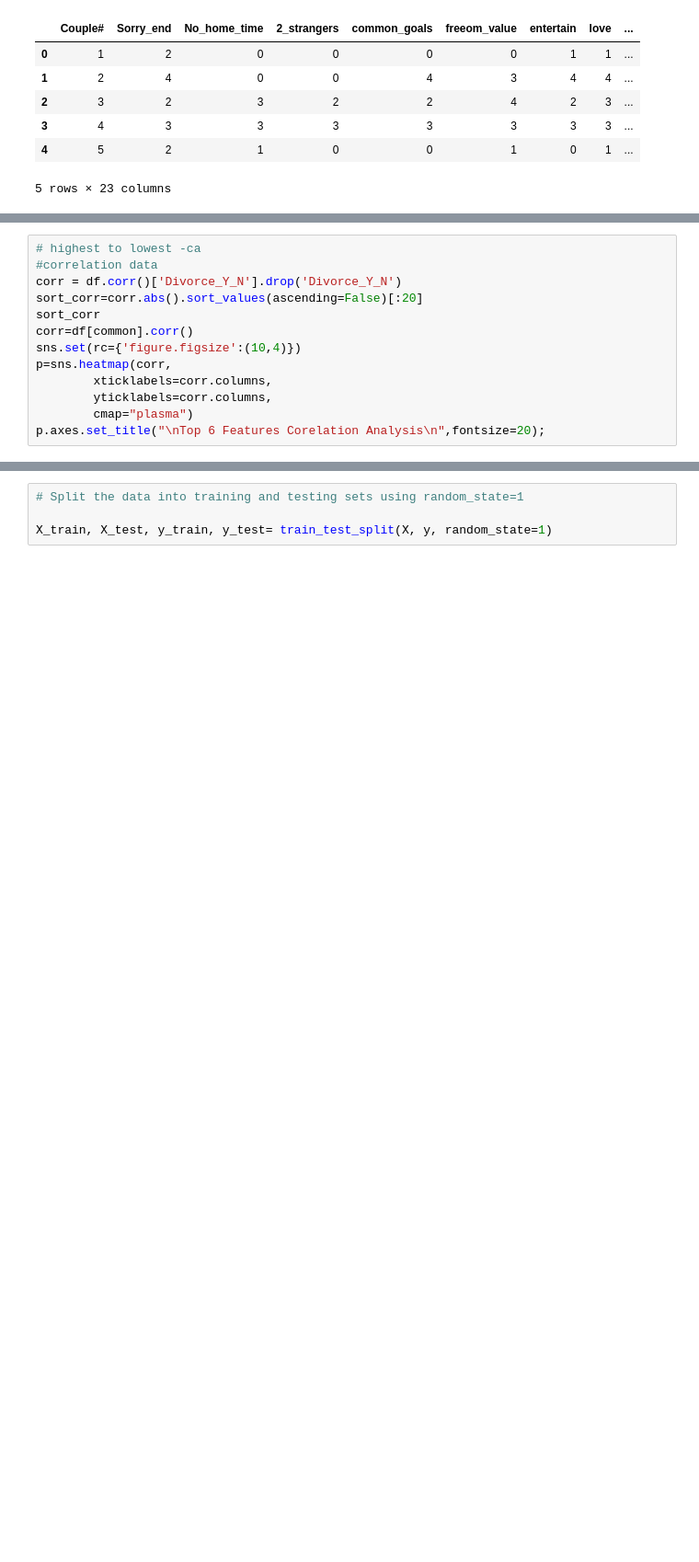
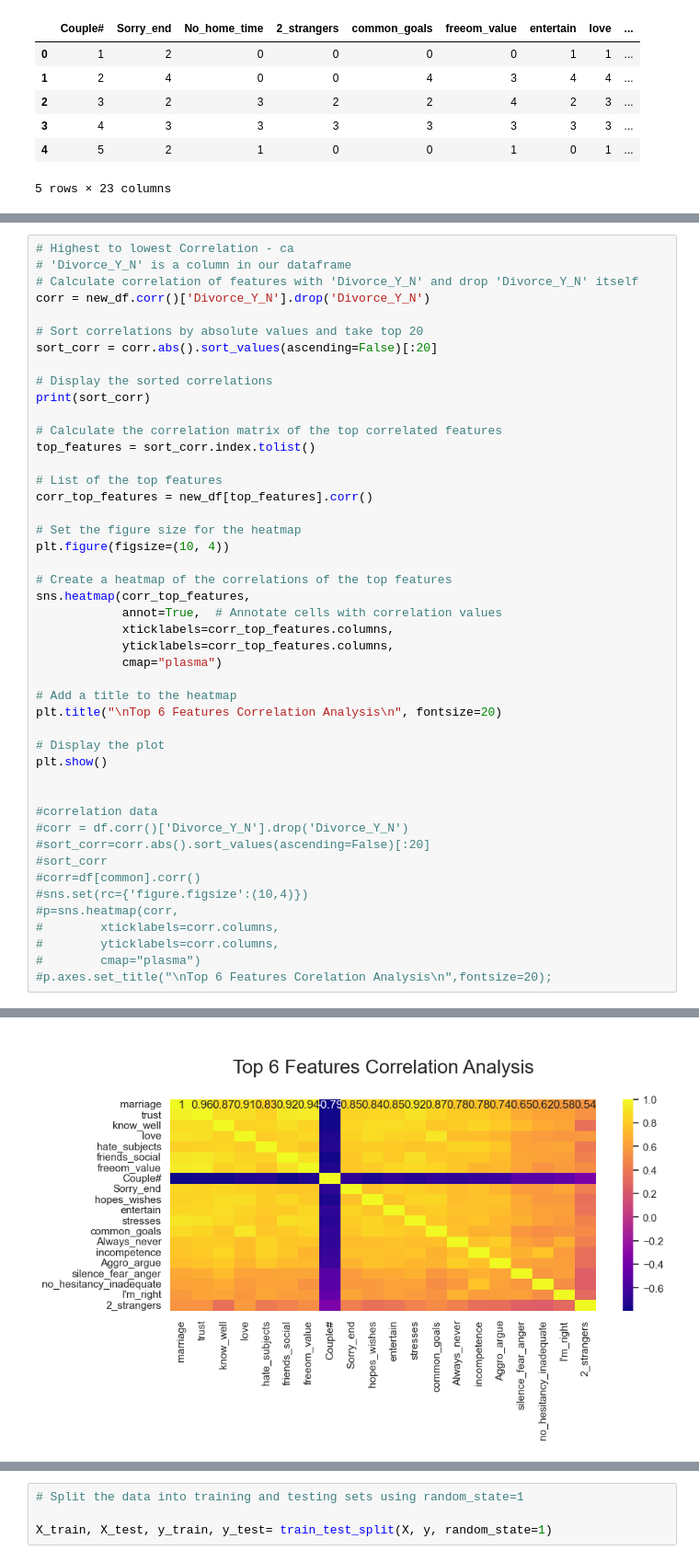
Before and after one commit to algjor/project2_creditcardfraud, a Jupyter notebook: proj_2_divorce.ipynb, the cells around one changed output, grey strips where cells are left out. Shown at 92% size. Cells and saved outputs as stored; diff of their text form; blank space fills up the shorter version.

```diff
--- a/proj_2_divorce.ipynb
+++ b/proj_2_divorce.ipynb
@@ -147,14 +169,47 @@ ValueError: Could not interpret value `Atr1` for parameter `x`
 # %%
-# highest to lowest -ca
+# Highest to lowest Correlation - ca
+# 'Divorce_Y_N' is a column in our dataframe
+# Calculate correlation of features with 'Divorce_Y_N' and drop 'Divorce_Y_N' itself
+corr = new_df.corr()['Divorce_Y_N'].drop('Divorce_Y_N')
+
+# Sort correlations by absolute values and take top 20
+sort_corr = corr.abs().sort_values(ascending=False)[:20]
+
+# Display the sorted correlations
+print(sort_corr)
+
+# Calculate the correlation matrix of the top correlated features
+top_features = sort_corr.index.tolist()
+
+# List of the top features
+corr_top_features = new_df[top_features].corr()
+
+# Set the figure size for the heatmap
+plt.figure(figsize=(10, 4))
+
+# Create a heatmap of the correlations of the top features
+sns.heatmap(corr_top_features,
+            annot=True,  # Annotate cells with correlation values
+            xticklabels=corr_top_features.columns,
+            yticklabels=corr_top_features.columns,
+            cmap="plasma")
+
+# Add a title to the heatmap
+plt.title("\nTop 6 Features Correlation Analysis\n", fontsize=20)
+
+# Display the plot
+plt.show()
+
+
 #correlation data
-corr = df.corr()['Divorce_Y_N'].drop('Divorce_Y_N')
-sort_corr=corr.abs().sort_values(ascending=False)[:20]
-sort_corr
-corr=df[common].corr()
-sns.set(rc={'figure.figsize':(10,4)})
-p=sns.heatmap(corr,
-        xticklabels=corr.columns,
-        yticklabels=corr.columns,
-        cmap="plasma")
-p.axes.set_title("\nTop 6 Features Corelation Analysis\n",fontsize=20);
+#corr = df.corr()['Divorce_Y_N'].drop('Divorce_Y_N')
+#sort_corr=corr.abs().sort_values(ascending=False)[:20]
+#sort_corr
+#corr=df[common].corr()
+#sns.set(rc={'figure.figsize':(10,4)})
+#p=sns.heatmap(corr,
+#        xticklabels=corr.columns,
+#        yticklabels=corr.columns,
+#        cmap="plasma")
+#p.axes.set_title("\nTop 6 Features Corelation Analysis\n",fontsize=20);
 # %% [output]
@@ -162 +233,2 @@ NameError: name 'common' is not defined
+[figure, added]
 # %%
```
Also changed, not shown: parts of 22 cells of this notebook.
